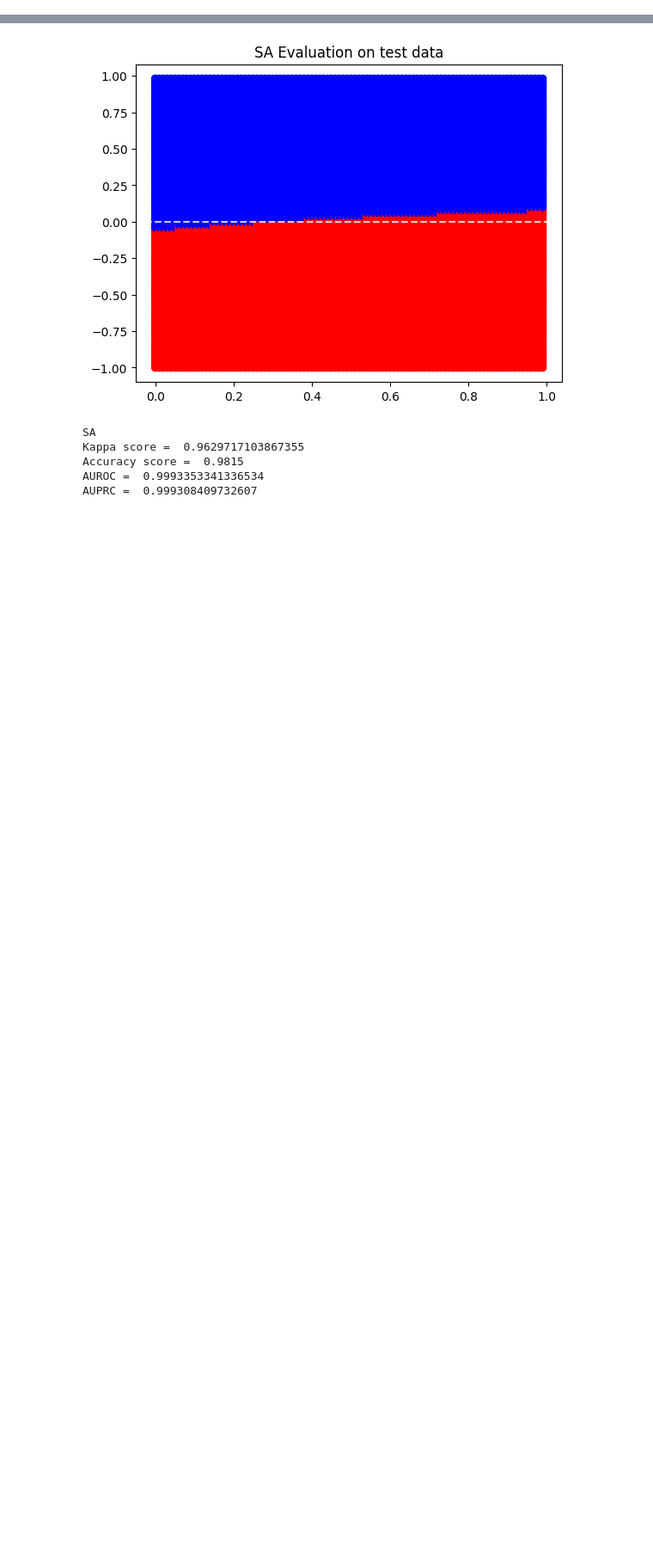
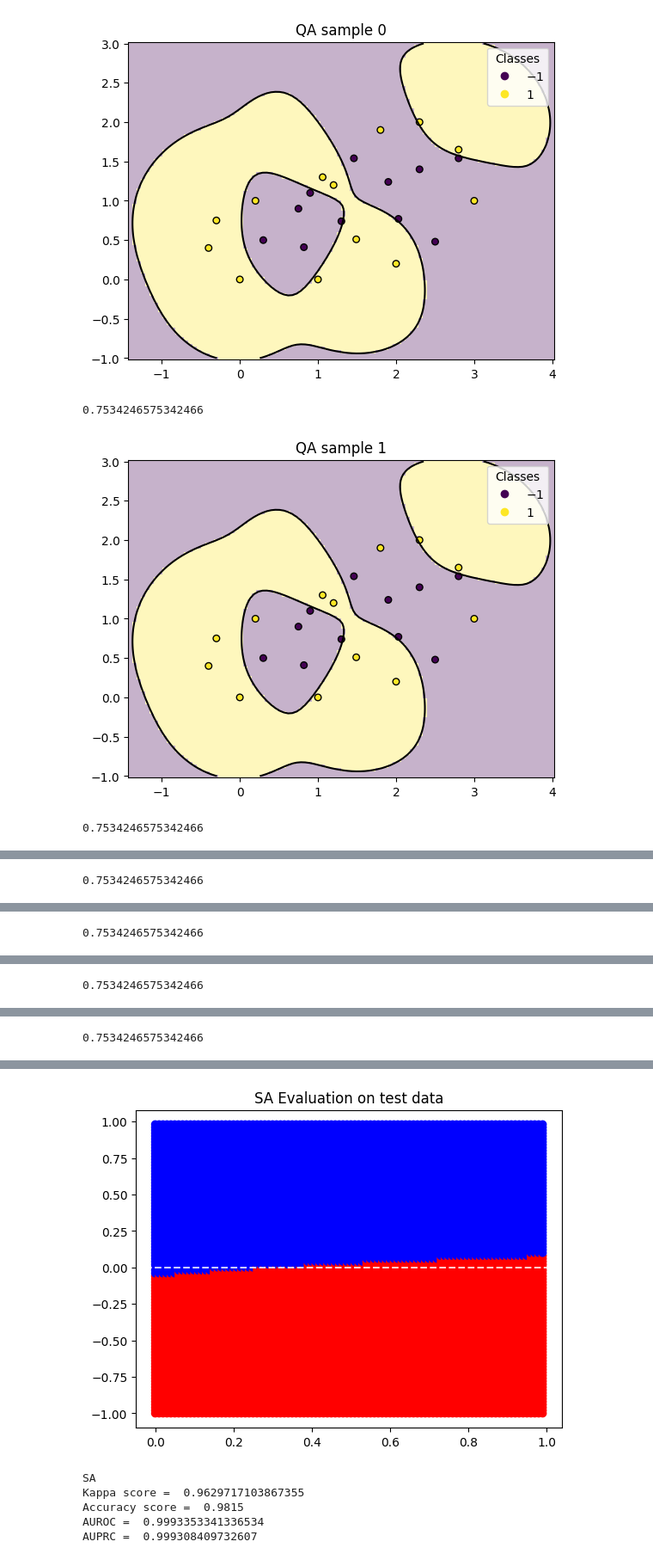
Before and after one commit to oliverszal/CML_benchmarks, a Jupyter notebook: SVM.ipynb, the cells around one changed output, grey strips where cells are left out. Shown at 86% size. Cells and saved outputs as stored; diff of their text form; code cells hidden in the pictures; blank space fills up the shorter version.

```diff
--- a/SVM.ipynb
+++ b/SVM.ipynb
@@ -533,0 +227,34 @@ kernel = gauss_kernel(1)
+# %%
+vectors = np.array([
+    [0,0],
+    [1,0],
+    [2,0.2],
+    [3,1],
+    [2.3,2],
+    [1.8,1.9],
+    [1.2,1.2],
+    [0.2,1],
+    [-0.4,0.4],
+    [1.49, 0.51],
+    [1.06,1.3],
+    [-0.3,0.75],
+    [2.8,1.65],
+    [1.46, 1.54],
+    [0.3,0.5],
+    [0.75,0.9],
+    [0.9,1.1],
+    [0.82,0.41],
+    [1.9,1.24],
+    [2.3,1.4],
+    [2.5,0.48],
+    [2.8,1.54],
+    [2.03, 0.77],
+    [1.3, 0.74]
+])
+N = len(vectors)
+labels = np.append(np.ones(13), -np.ones(N-13))
+# %%
+qSVM2 = svm.qSVM_estimator(penalty=True, kernel=('rbf',1), solver='SA', samples=20, choose_function='mean', adjust_bias=True, print_info=True)
+#qSVM2.set_params(**grid_search.best_params_)
+qSVM2.set_params(**{'base': 10, 'kernel': 2, 'num_encoding': 2, 'penalty': 0.25})
+qSVM2.get_params()
@@ -533,0 +272,2 @@ kernel = gauss_kernel(1)
+# %%
+qSVM2.fit(vectors, labels)
@@ -533,0 +285,13 @@ kernel = gauss_kernel(1)
+# %%
+fs = qSVM2.decision_functions_
+f = qSVM2.decision_function
+for i in range(10):
+    svm.plot_training_data_with_decision_boundary(fs[i], vectors, labels, plot_margins=False, title='QA sample {}'.format(i), support_vectors=False, save=False)
+    print(svm.kappa(fs[i](vectors), labels))
+svm.plot_training_data_with_decision_boundary(qSVM2, vectors, labels, plot_margins=False, title='QA mean', support_vectors=False, save=False)
+print('SA Average Kappa:', svm.kappa(f(vectors), labels))
+# %% [output]
+[figure, added]
+0.7534246575342466
+[figure, added]
+0.7534246575342466
@@ -533,0 +299 @@ kernel = gauss_kernel(1)
+0.7534246575342466
@@ -533,0 +301 @@ kernel = gauss_kernel(1)
+0.7534246575342466
@@ -533,0 +303 @@ kernel = gauss_kernel(1)
+0.7534246575342466
@@ -533,0 +305 @@ kernel = gauss_kernel(1)
+0.7534246575342466
```
Also changed, not shown: parts of 24 cells of this notebook, 1 other file.
